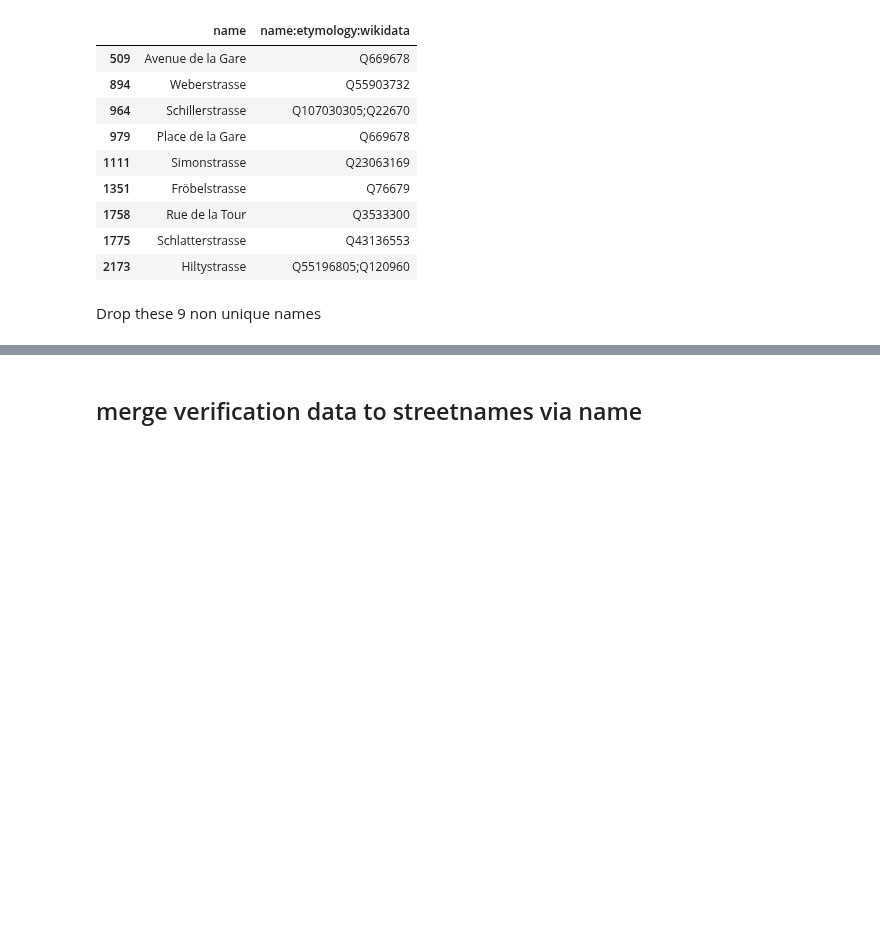
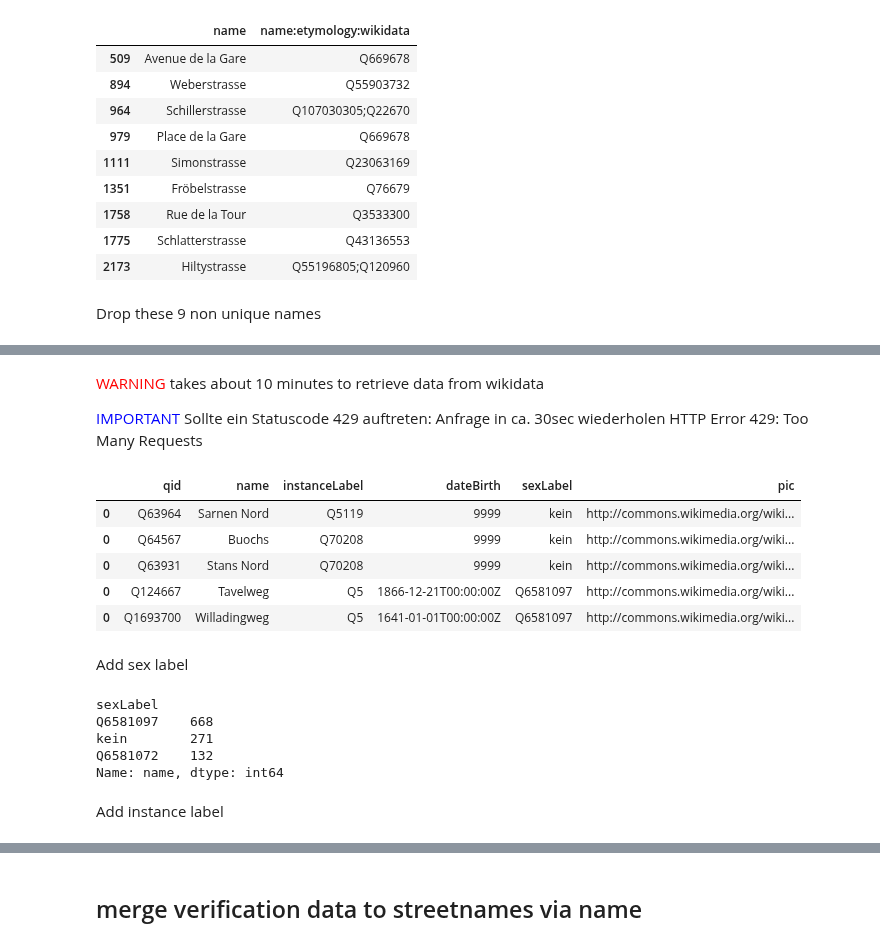
Before and after one commit to CaptainInler/cassda-zertifikatsarbeit, a Jupyter notebook: Evaluation/verification.ipynb, the cells around one changed output, grey strips where cells are left out. Saved outputs shown, nothing was run; the diff lists cells and outputs as text; code cells hidden in the pictures; blank space fills up the shorter version.

```diff
--- a/Evaluation/verification.ipynb
+++ b/Evaluation/verification.ipynb
@@ -165,0 +185,2 @@ uniqueValues = uniqueValues.drop_duplicates(subset=['name'])
+# %%
+uniqueValues.columns = ['name', 'qid']
@@ -165,0 +193,37 @@ uniqueValues = uniqueValues.drop_duplicates(subset=['name'])
+# %%
+sparql = SPARQLWrapper("https://query.wikidata.org/sparql")
+# %%
+def queryInstance(sparql, subject):
+    #print(wdKey)
+    query = """
+    SELECT  ?item ?instanceLabel ?dateOfBirth ?sexLabel ?pic
+    WHERE
+    {
+      ?item wdt:P31 ?instance.
+      FILTER(?item = wd:%s)
+      OPTIONAL {?item wdt:P569 ?dateOfBirth  . }
+      OPTIONAL {?item wdt:P21 ?sex  . }
+      OPTIONAL {?item wdt:P18 ?pic  . }
+      SERVICE wikibase:label { bd:serviceParam wikibase:language "[AUTO_LANGUAGE]". }
+    }
+    LIMIT 1
+    """ % (subject)
+    #print(query)
+
+    sparql.setQuery(query)
+    sparql.setReturnFormat(JSON)
+    return sparql
+# %%
+def get_retry_after():
+    response = requests.get(wdUrl)
+    retry_after = response.getheader("Retry-After")
+
+    if retry_after is None:
+        return None
+
+    print(retry_after)
+# %% [markdown]
+<font color='red'>WARNING</font> takes about 10 minutes to retrieve data from wikidata
+
+<font color='blue'>IMPORTANT</font> Sollte ein Statuscode 429 auftreten: Anfrage in ca. 30sec wiederholen
+HTTP Error 429: Too Many Requests
@@ -165,0 +288,20 @@ uniqueValues = uniqueValues.drop_duplicates(subset=['name'])
+# %%
+dfr.head()
+# %% [output]
+|  | qid | name | instanceLabel | dateBirth | sexLabel | pic |
+| 0 | Q63964 | Sarnen Nord | Q5119 | 9999 | kein | http://commons.wikimedia.org/wiki... |
+| 0 | Q64567 | Buochs | Q70208 | 9999 | kein | http://commons.wikimedia.org/wiki... |
+| 0 | Q63931 | Stans Nord | Q70208 | 9999 | kein | http://commons.wikimedia.org/wiki... |
+| 0 | Q124667 | Tavelweg | Q5 | 1866-12-21T00:00:00Z | Q6581097 | http://commons.wikimedia.org/wiki... |
+| 0 | Q1693700 | Willadingweg | Q5 | 1641-01-01T00:00:00Z | Q6581097 | http://commons.wikimedia.org/wiki... |
+# %% [markdown]
+Add sex label
+# %%
+most_common = dfr.groupby("sexLabel").count()
+most_common.name.nlargest(10)
+# %% [output]
+sexLabel
+Q6581097    668
+kein        271
+Q6581072    132
+Name: name, dtype: int64
@@ -165,0 +316,2 @@ uniqueValues = uniqueValues.drop_duplicates(subset=['name'])
+# %% [markdown]
+Add instance label
```
Also changed, not shown: parts of 19 cells of this notebook, 1 other file.
